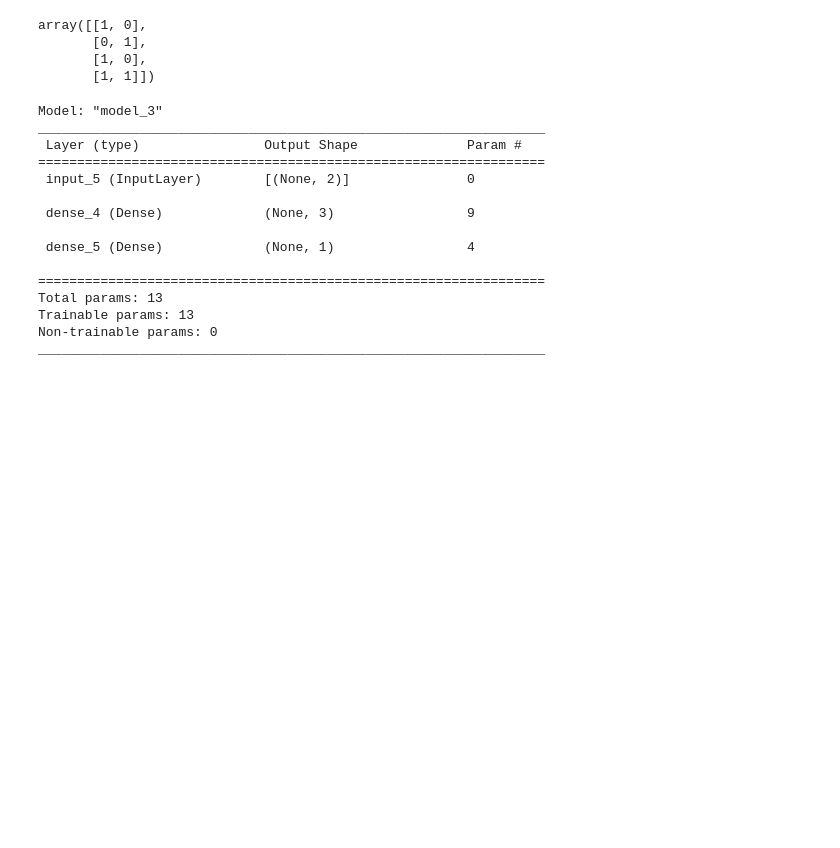
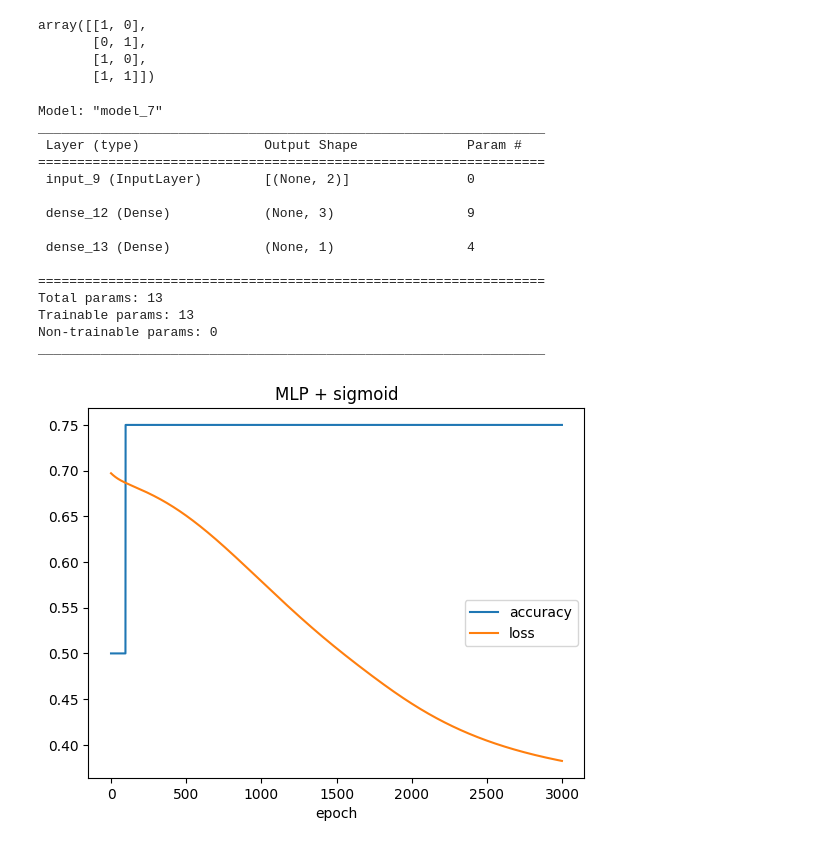
Before and after one commit to chw8207/NLP-study, a Jupyter notebook: ch3_deeplearning_basic.ipynb, the cells around one changed output. Cells and saved outputs as stored; diff of their text form; code cells hidden in the pictures; blank space fills up the shorter version.

```diff
--- a/ch3_deeplearning_basic.ipynb
+++ b/ch3_deeplearning_basic.ipynb
@@ -125,24 +125,41 @@ array([[1, 0],
 # 출력값 정의
 y = np.array([0,1,1,0])
 # %%
-X = Input(2)  # 노드가 2개인 입력층
-h1 = Dense(3, activation = 'sigmoid')(X)
+x = Input(2)  # 노드가 2개인 입력층
+h1 = Dense(3, activation = 'sigmoid')(x)
 output = Dense(1, activation = 'sigmoid')(h1)
-model = tf.keras.Model(X, output)
+model = tf.keras.Model(x, output)
 model.summary()
 # %% [output]
-Model: "model_3"
+Model: "model_7"
 _________________________________________________________________
  Layer (type)                Output Shape              Param #
 =================================================================
- input_5 (InputLayer)        [(None, 2)]               0
+ input_9 (InputLayer)        [(None, 2)]               0
 
- dense_4 (Dense)             (None, 3)                 9
+ dense_12 (Dense)            (None, 3)                 9
 
- dense_5 (Dense)             (None, 1)                 4
+ dense_13 (Dense)            (None, 1)                 4
 
 =================================================================
 Total params: 13
 Trainable params: 13
 Non-trainable params: 0
 _________________________________________________________________
+# %%
+model.compile(optimizer='adam', loss='binary_crossentropy', metrics = ['accuracy'])
+# %%
+history = model.fit(X, y, epochs = 3000, verbose = 0)
+# %%
+# 시각화하기
+import matplotlib.pyplot as plt
+
+plt.title('MLP + sigmoid')
+plt.plot(history.history['accuracy'])
+plt.plot(history.history['loss'])
+plt.legend(['accuracy', 'loss'], bbox_to_anchor=(1, 0.5))
+plt.xlabel('epoch')
+
+plt.show()
+# %% [output]
+[figure, added]
```
